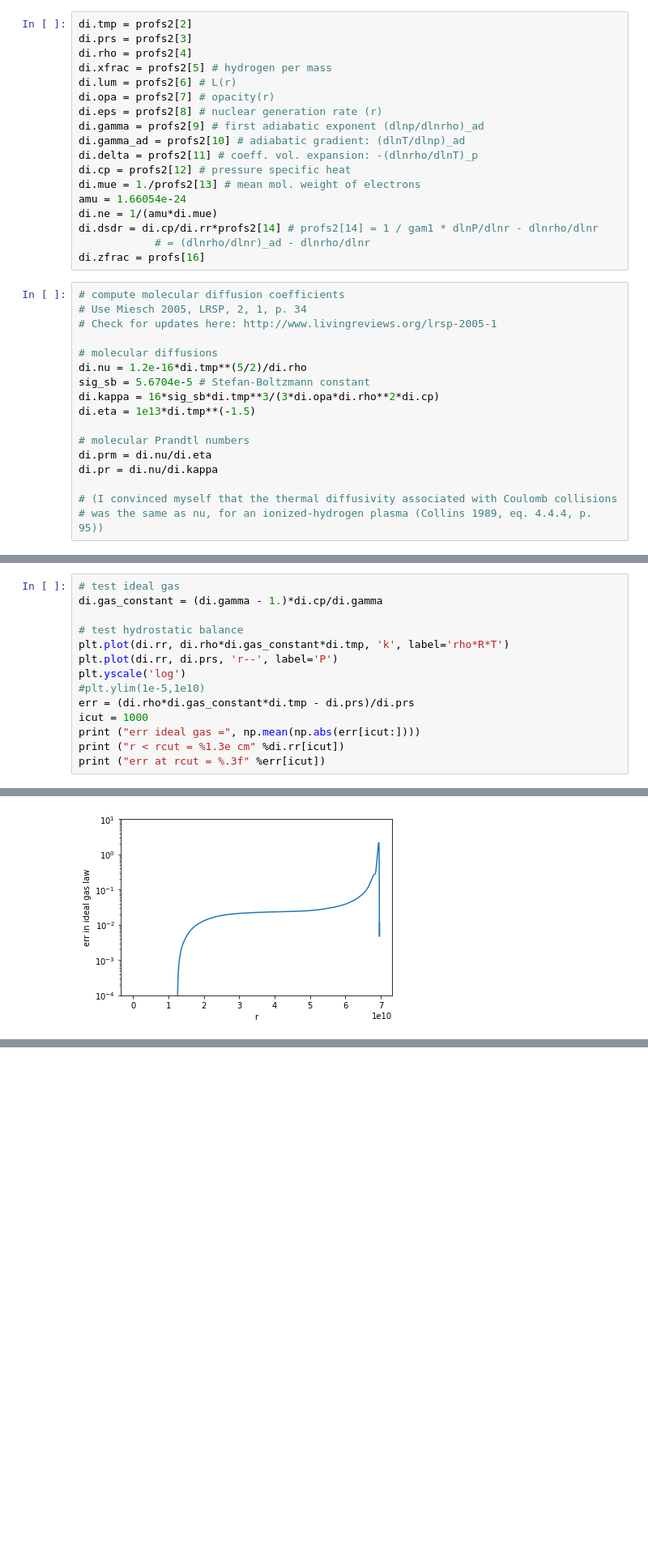
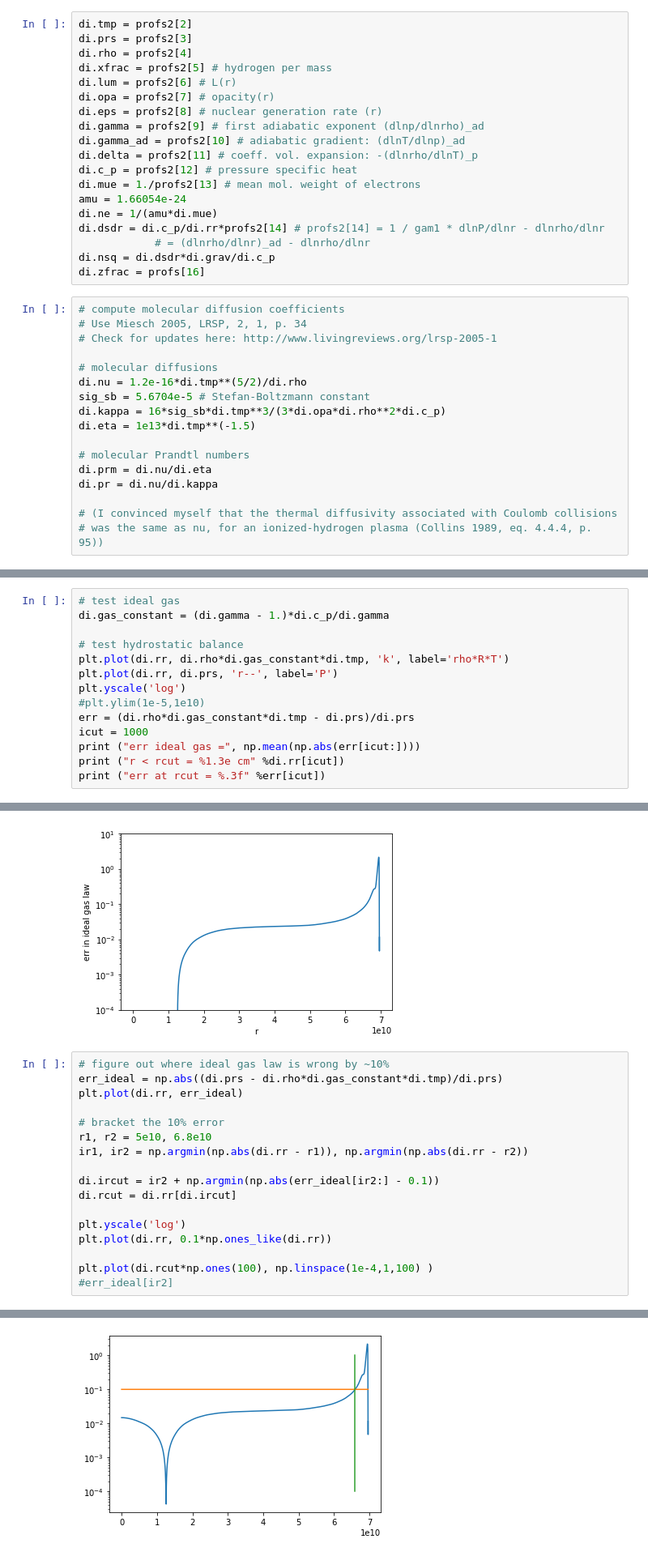
Before and after one commit to illorenzo7/Research_Notes, a Jupyter notebook: Model_S/Text_to_Binary.ipynb, the cells around one changed output, grey strips where cells are left out. Shown: that part at 81% size. Saved outputs shown, nothing was run; the diff lists cells and outputs as text; blank space fills up the shorter version.

```diff
--- a/Model_S/Text_to_Binary.ipynb
+++ b/Model_S/Text_to_Binary.ipynb
@@ -165,12 +165,13 @@ di.eps = profs2[8] # nuclear generation rate (r)
 di.gamma = profs2[9] # first adiabatic exponent (dlnp/dlnrho)_ad
 di.gamma_ad = profs2[10] # adiabatic gradient: (dlnT/dlnp)_ad
 di.delta = profs2[11] # coeff. vol. expansion: -(dlnrho/dlnT)_p
-di.cp = profs2[12] # pressure specific heat
+di.c_p = profs2[12] # pressure specific heat
 di.mue = 1./profs2[13] # mean mol. weight of electrons
 amu = 1.66054e-24
 di.ne = 1/(amu*di.mue)
-di.dsdr = di.cp/di.rr*profs2[14] # profs2[14] = 1 / gam1 * dlnP/dlnr - dlnrho/dlnr
+di.dsdr = di.c_p/di.rr*profs2[14] # profs2[14] = 1 / gam1 * dlnP/dlnr - dlnrho/dlnr
             # = (dlnrho/dlnr)_ad - dlnrho/dlnr
+di.nsq = di.dsdr*di.grav/di.c_p
 di.zfrac = profs[16]
 # %%
 # compute molecular diffusion coefficients
@@ -180,7 +181,7 @@ di.zfrac = profs[16]
 # molecular diffusions
 di.nu = 1.2e-16*di.tmp**(5/2)/di.rho
 sig_sb = 5.6704e-5 # Stefan-Boltzmann constant
-di.kappa = 16*sig_sb*di.tmp**3/(3*di.opa*di.rho**2*di.cp)
+di.kappa = 16*sig_sb*di.tmp**3/(3*di.opa*di.rho**2*di.c_p)
 di.eta = 1e13*di.tmp**(-1.5)
 
 # molecular Prandtl numbers
@@ -211,7 +212,7 @@ err hydro balance = 0.0004223962900281747
 [figure]
 # %%
 # test ideal gas
-di.gas_constant = (di.gamma - 1.)*di.cp/di.gamma
+di.gas_constant = (di.gamma - 1.)*di.c_p/di.gamma
 
 # test hydrostatic balance
 plt.plot(di.rr, di.rho*di.gas_constant*di.tmp, 'k', label='rho*R*T')
@@ -242,3 +243,21 @@ plt.xlabel('r')
 # %% [output]
 Text(0.5, 0, 'r')
 [figure]
+# %%
+# figure out where ideal gas law is wrong by ~10%
+err_ideal = np.abs((di.prs - di.rho*di.gas_constant*di.tmp)/di.prs)
+plt.plot(di.rr, err_ideal)
+
+# bracket the 10% error
+r1, r2 = 5e10, 6.8e10
+ir1, ir2 = np.argmin(np.abs(di.rr - r1)), np.argmin(np.abs(di.rr - r2))
+
+di.ircut = ir2 + np.argmin(np.abs(err_ideal[ir2:] - 0.1))
+di.rcut = di.rr[di.ircut]
+
+plt.yscale('log')
+plt.plot(di.rr, 0.1*np.ones_like(di.rr))
+
+plt.plot(di.rcut*np.ones(100), np.linspace(1e-4,1,100) )
+#err_ideal[ir2]
+# %% [output]
@@ -244,0 +265 @@ Text(0.5, 0, 'r')
+[figure, added]
```
Also changed, not shown: parts of 3 cells of this notebook, 3 other files.
